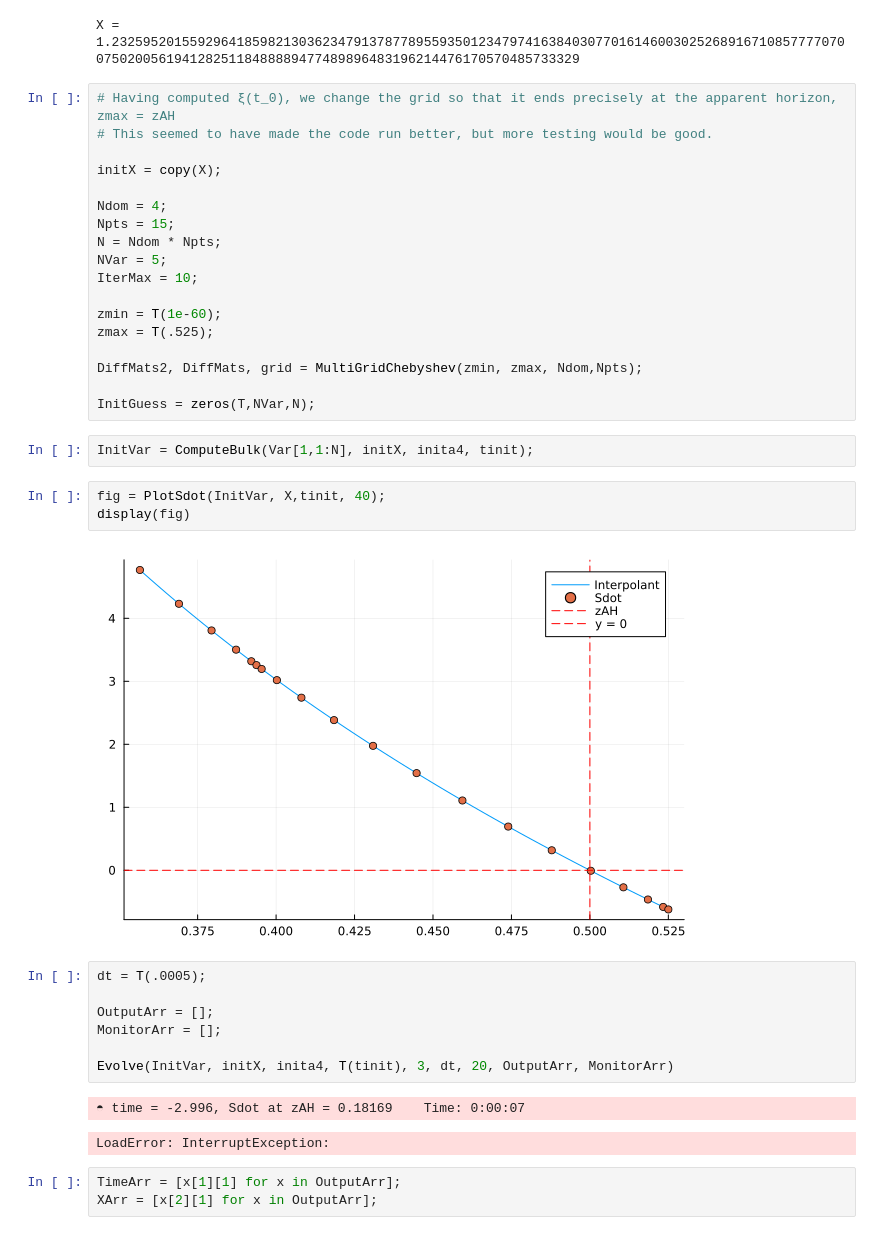
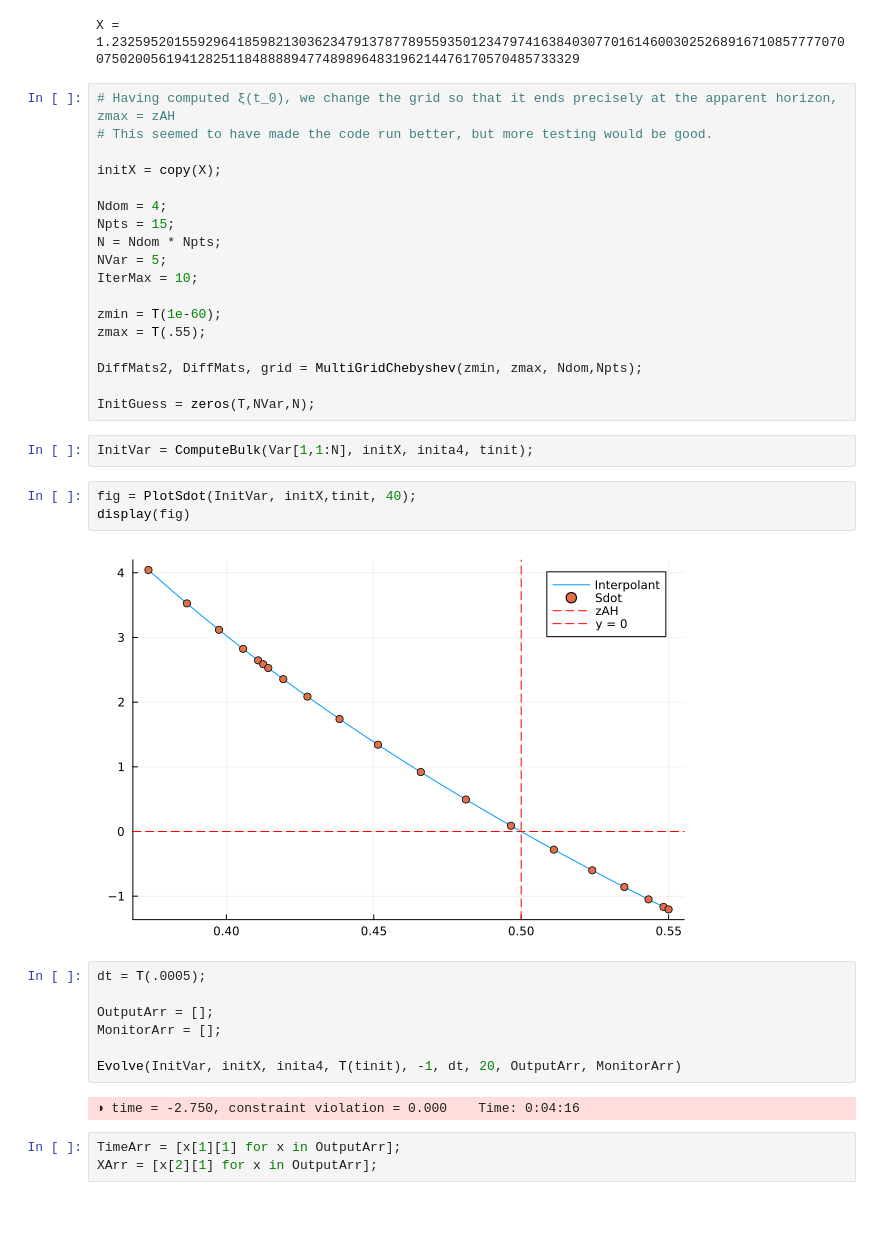
Before and after one commit to JanKozuszek/Reproducing-Dynamic-Holo, a Jupyter notebook: CosmoRun.ipynb, the cells around one changed output. Drawn from its saved outputs; the diff is of its cells as text.

```diff
--- a/CosmoRun.ipynb
+++ b/CosmoRun.ipynb
@@ -61,7 +62,7 @@ NVar = 5;
 IterMax = 10;
 
 zmin = T(1e-60);
-zmax = T(.525);
+zmax = T(.55);
 
 DiffMats2, DiffMats, grid = MultiGridChebyshev(zmin, zmax, Ndom,Npts);
 
@@ -69,20 +70,19 @@ InitGuess = zeros(T,NVar,N);
 # %%
 InitVar = ComputeBulk(Var[1,1:N], initX, inita4, tinit);
 # %%
-fig = PlotSdot(InitVar, X,tinit, 40);
+fig = PlotSdot(InitVar, initX,tinit, 40);
 display(fig)
 # %% [output]
-[figure, old version]
+[figure, new version]
 # %%
 dt = T(.0005);
 
 OutputArr = [];
 MonitorArr = [];
 
-Evolve(InitVar, initX, inita4, T(tinit), 3, dt, 20, OutputArr, MonitorArr)
+Evolve(InitVar, initX, inita4, T(tinit), -1, dt, 20, OutputArr, MonitorArr)
 # %% [output]
-◓ time = -2.996, Sdot at zAH = 0.18169    Time: 0:00:07
+◑ time = -2.750, constraint violation = 0.000    Time: 0:04:16
-LoadError: InterruptException:
 # %%
 TimeArr = [x[1][1] for x in OutputArr];
 XArr = [x[2][1] for x in OutputArr];
```
Also changed, not shown: parts of 6 cells of this notebook, 1 other file.
